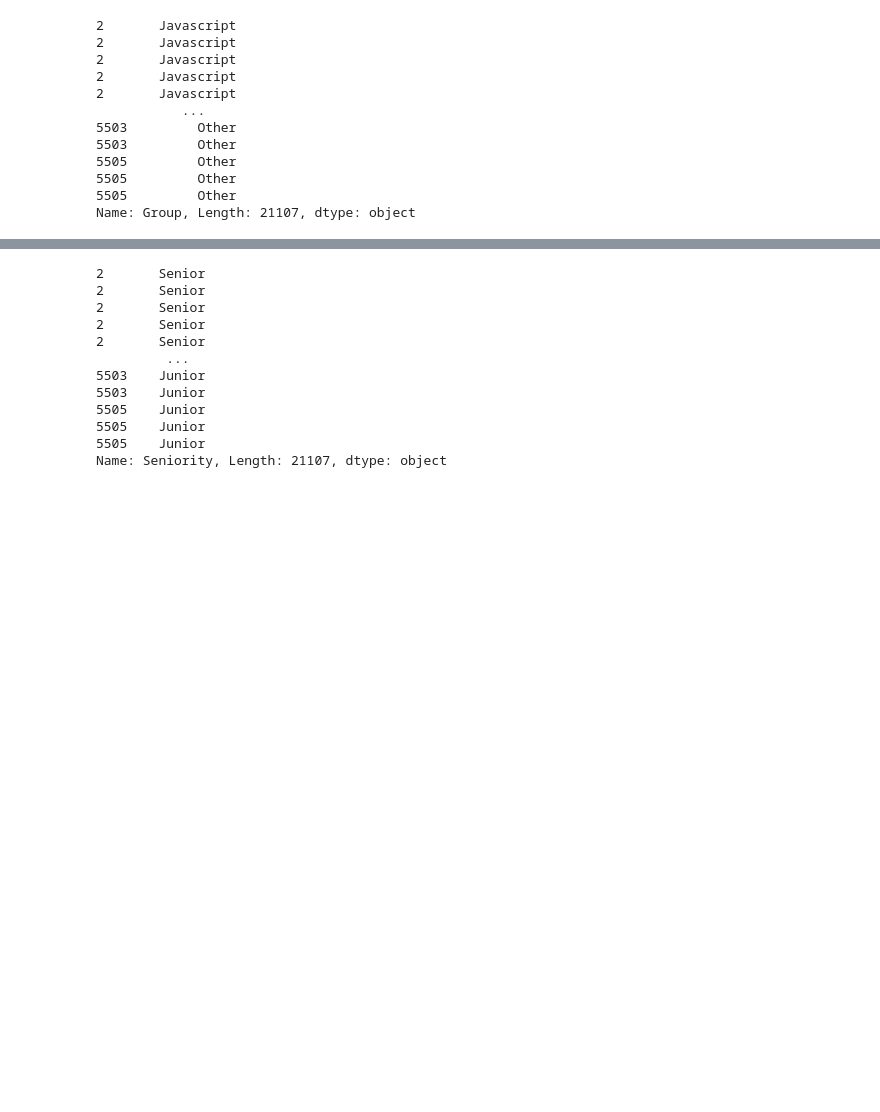
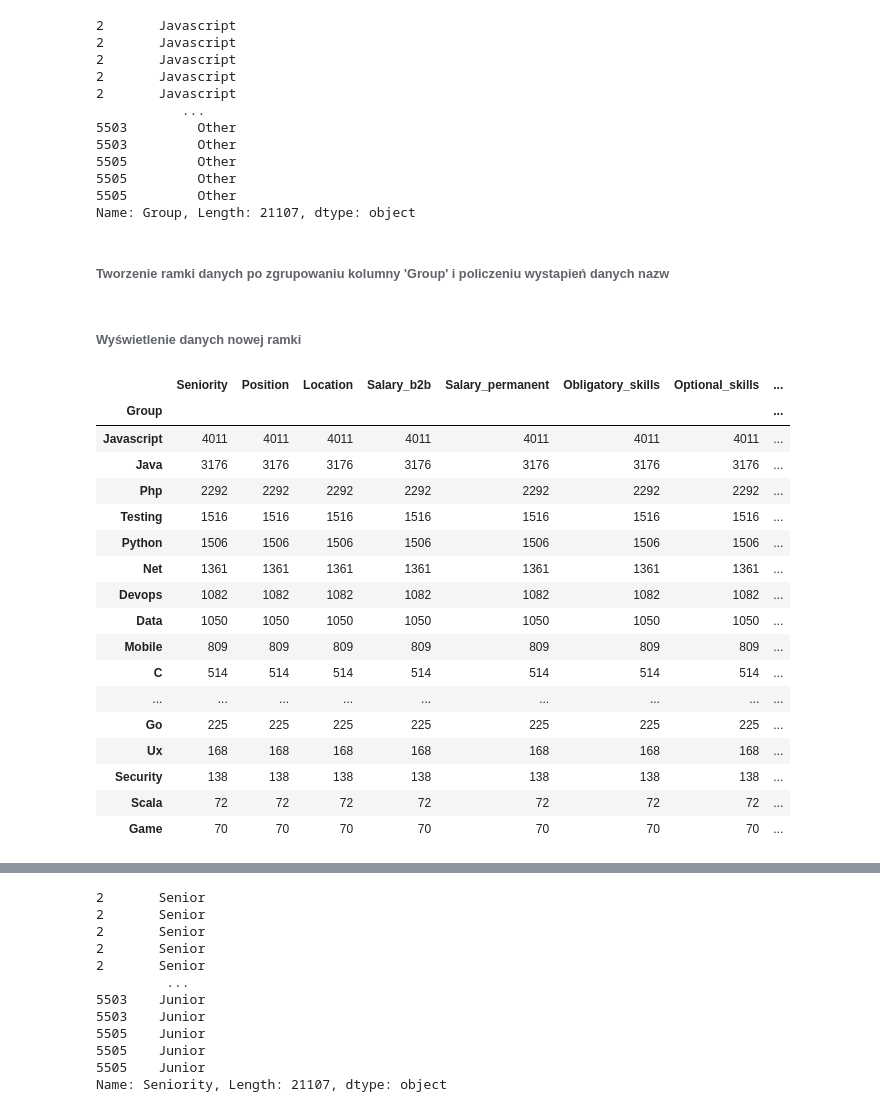
Before and after one commit to janiszewskibartlomiej/justjoint_it_data_analysis-Thesis_Postgraduate_studies_on_WSB, a Jupyter notebook: justjoinit_data_preparetor.ipynb, the cells around one changed output, grey strips where cells are left out. Saved outputs shown, nothing was run; the diff lists cells and outputs as text; code cells hidden in the pictures; blank space fills up the shorter version.

```diff
--- a/justjoinit_data_preparetor.ipynb
+++ b/justjoinit_data_preparetor.ipynb
@@ -309,5 +307,30 @@ df['Group']
 5505         Other
 5505         Other
 Name: Group, Length: 21107, dtype: object
+# %% [markdown]
+###### Tworzenie ramki danych po zgrupowaniu kolumny 'Group' i policzeniu wystapień danych nazw
 # %%
 df_technology_group = df.groupby('Group').count().sort_values('Seniority',ascending=False)
+# %% [markdown]
+###### Wyświetlenie danych nowej ramki
+# %%
+df_technology_group
+# %% [output]
+|  | Seniority | Position | Location | Salary_b2b | Salary_permanent | Obligatory_skills | Optional_skills | ... |
+| Group |  |  |  |  |  |  |  | ... |
+| Javascript | 4011 | 4011 | 4011 | 4011 | 4011 | 4011 | 4011 | ... |
+| Java | 3176 | 3176 | 3176 | 3176 | 3176 | 3176 | 3176 | ... |
+| Php | 2292 | 2292 | 2292 | 2292 | 2292 | 2292 | 2292 | ... |
+| Testing | 1516 | 1516 | 1516 | 1516 | 1516 | 1516 | 1516 | ... |
+| Python | 1506 | 1506 | 1506 | 1506 | 1506 | 1506 | 1506 | ... |
+| Net | 1361 | 1361 | 1361 | 1361 | 1361 | 1361 | 1361 | ... |
+| Devops | 1082 | 1082 | 1082 | 1082 | 1082 | 1082 | 1082 | ... |
+| Data | 1050 | 1050 | 1050 | 1050 | 1050 | 1050 | 1050 | ... |
+| Mobile | 809 | 809 | 809 | 809 | 809 | 809 | 809 | ... |
+| C | 514 | 514 | 514 | 514 | 514 | 514 | 514 | ... |
+| ... | ... | ... | ... | ... | ... | ... | ... | ... |
+| Go | 225 | 225 | 225 | 225 | 225 | 225 | 225 | ... |
+| Ux | 168 | 168 | 168 | 168 | 168 | 168 | 168 | ... |
+| Security | 138 | 138 | 138 | 138 | 138 | 138 | 138 | ... |
+| Scala | 72 | 72 | 72 | 72 | 72 | 72 | 72 | ... |
+| Game | 70 | 70 | 70 | 70 | 70 | 70 | 70 | ... |
```
Also changed, not shown: parts of 68 cells of this notebook, 1 other file.
